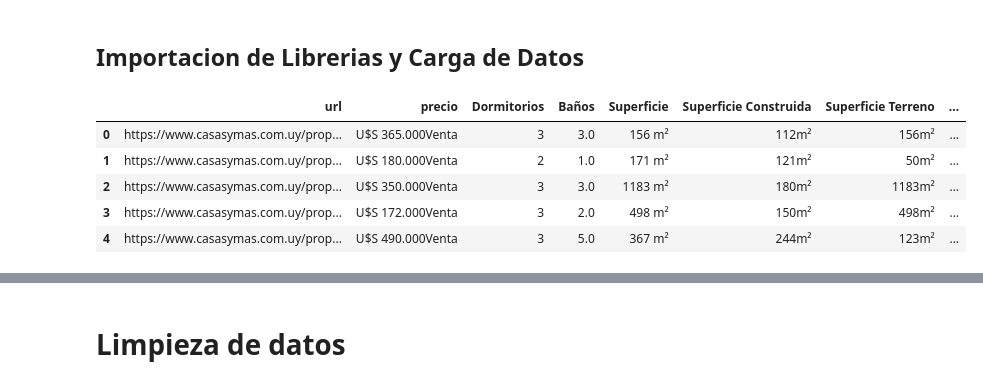
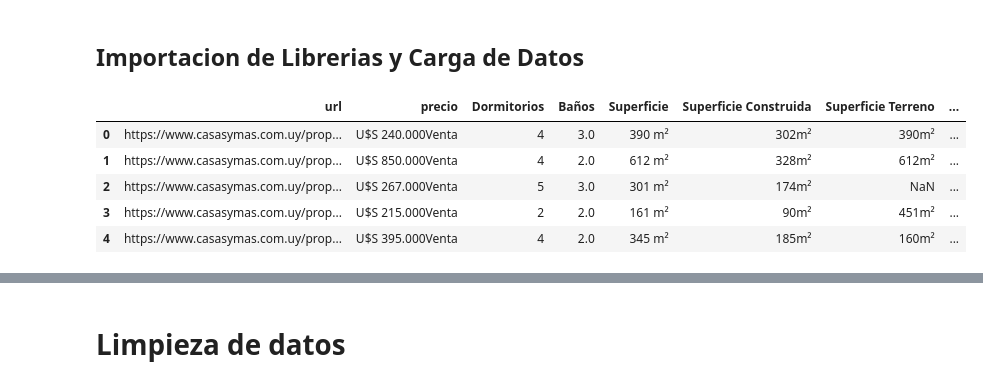
Before and after one commit to feliperenom/tesis-mcd-inm, a Jupyter notebook: src/codes/eda.ipynb, the cells around one changed output, grey strips where cells are left out. Saved outputs shown, nothing was run; the diff lists cells and outputs as text; code cells hidden in the pictures.

```diff
--- a/src/codes/eda.ipynb
+++ b/src/codes/eda.ipynb
@@ -7,13 +7,13 @@ import pandas as pd
 # %%
 pd.set_option('display.max_columns', None)
 # %%
-df = pd.read_csv("propiedades_scrapeadas_casas.csv")
+df = pd.read_csv("datasets/propiedades_scrapeadas_2025-08-21.csv")
 
 df.head(5)
 # %% [output]
 |  | url | precio | Dormitorios | Baños | Superficie | Superficie Construida | Superficie Terreno | ... |
-| 0 | https://www.casasymas.com.uy/prop... | U$S 365.000Venta | 3 | 3.0 | 156 m² | 112m² | 156m² | ... |
-| 1 | https://www.casasymas.com.uy/prop... | U$S 180.000Venta | 2 | 1.0 | 171 m² | 121m² | 50m² | ... |
-| 2 | https://www.casasymas.com.uy/prop... | U$S 350.000Venta | 3 | 3.0 | 1183 m² | 180m² | 1183m² | ... |
-| 3 | https://www.casasymas.com.uy/prop... | U$S 172.000Venta | 3 | 2.0 | 498 m² | 150m² | 498m² | ... |
-| 4 | https://www.casasymas.com.uy/prop... | U$S 490.000Venta | 3 | 5.0 | 367 m² | 244m² | 123m² | ... |
+| 0 | https://www.casasymas.com.uy/prop... | U$S 240.000Venta | 4 | 3.0 | 390 m² | 302m² | 390m² | ... |
+| 1 | https://www.casasymas.com.uy/prop... | U$S 850.000Venta | 4 | 2.0 | 612 m² | 328m² | 612m² | ... |
+| 2 | https://www.casasymas.com.uy/prop... | U$S 267.000Venta | 5 | 3.0 | 301 m² | 174m² | NaN | ... |
+| 3 | https://www.casasymas.com.uy/prop... | U$S 215.000Venta | 2 | 2.0 | 161 m² | 90m² | 451m² | ... |
+| 4 | https://www.casasymas.com.uy/prop... | U$S 395.000Venta | 4 | 2.0 | 345 m² | 185m² | 160m² | ... |
```
Also changed, not shown: parts of 45 cells of this notebook, 10 other files.
